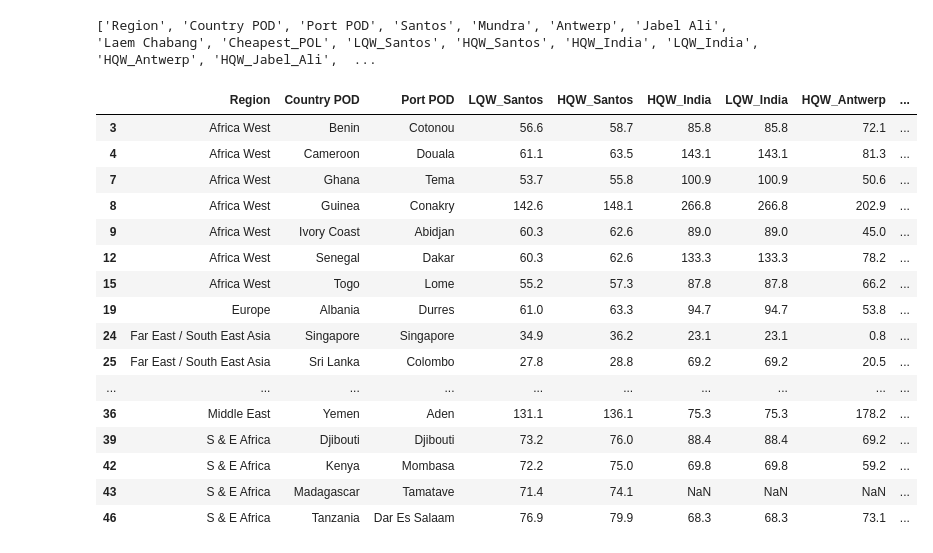
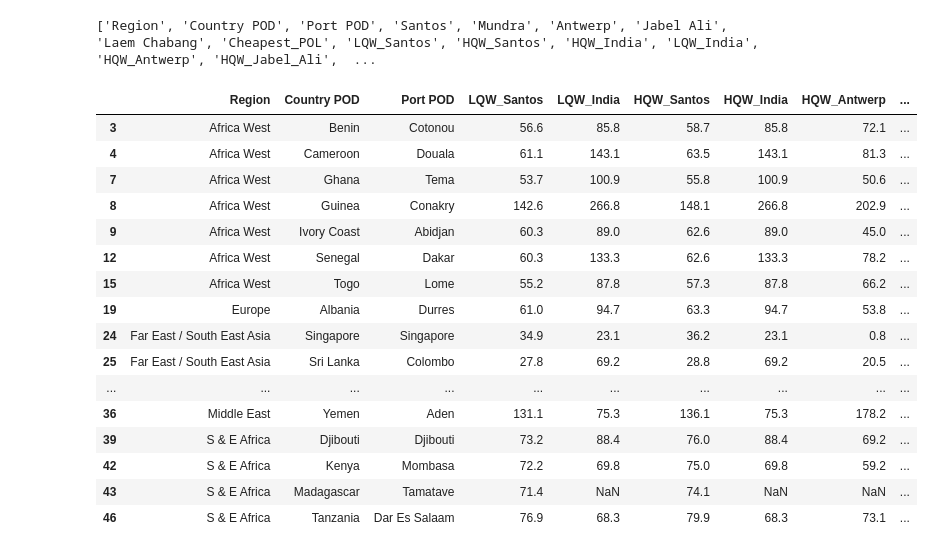
Before and after one commit to raveh13/Freight_Analysis, a Jupyter notebook: Freight_containers_matrix_building_project.ipynb, the cells around one changed output. Saved outputs shown, nothing was run; the diff lists cells and outputs as text; code cells hidden in the pictures.

```diff
--- a/Freight_containers_matrix_building_project.ipynb
+++ b/Freight_containers_matrix_building_project.ipynb
@@ -345,28 +345,27 @@ print(pivot_ports_tons.columns.tolist())
 | 46 | S & E Africa | Tanzania | Dar Es Salaam | 2077.0 | 1843.0 | 1755.0 | 1649.0 | 1991.0 | Jabel Ali | ... |
 ['Region', 'Country POD', 'Port POD', 'Santos', 'Mundra', 'Antwerp', 'Jabel Ali', 'Laem Chabang', 'Cheapest_POL', 'LQW_Santos', 'HQW_Santos', 'HQW_India', 'LQW_India', 'HQW_Antwerp', 'HQW_Jabel_Ali',  ...
 # %%
-pivot_ports_tons =pivot_ports_tons[['Region', 'Country POD', 'Port POD',
-                                    'LQW_Santos', 'HQW_Santos', 'HQW_India',
-                                    'LQW_India', 'HQW_Antwerp', 'HQW_Jabel_Ali',
-                                    'HQW_Laem_Chabang', 'Cheapest_Origin', 'Cheapest_Origin_Value']]
+pivot_ports_tons_only =pivot_ports_tons[['Region', 'Country POD', 'Port POD',
+                                    'LQW_Santos','LQW_India' ,'HQW_Santos', 'HQW_India','HQW_Antwerp', 'HQW_Jabel_Ali',
+                                    'HQW_Laem_Chabang', 'Cheapest_Origin', 'Cheapest_Origin_Value']].copy()
 
-display(pivot_ports_tons)
+display(pivot_ports_tons_only)
 # %% [output]
-|  | Region | Country POD | Port POD | LQW_Santos | HQW_Santos | HQW_India | LQW_India | HQW_Antwerp | ... |
-| 3 | Africa West | Benin | Cotonou | 56.6 | 58.7 | 85.8 | 85.8 | 72.1 | ... |
-| 4 | Africa West | Cameroon | Douala | 61.1 | 63.5 | 143.1 | 143.1 | 81.3 | ... |
-| 7 | Africa West | Ghana | Tema | 53.7 | 55.8 | 100.9 | 100.9 | 50.6 | ... |
-| 8 | Africa West | Guinea | Conakry | 142.6 | 148.1 | 266.8 | 266.8 | 202.9 | ... |
-| 9 | Africa West | Ivory Coast | Abidjan | 60.3 | 62.6 | 89.0 | 89.0 | 45.0 | ... |
-| 12 | Africa West | Senegal | Dakar | 60.3 | 62.6 | 133.3 | 133.3 | 78.2 | ... |
-| 15 | Africa West | Togo | Lome | 55.2 | 57.3 | 87.8 | 87.8 | 66.2 | ... |
-| 19 | Europe | Albania | Durres | 61.0 | 63.3 | 94.7 | 94.7 | 53.8 | ... |
-| 24 | Far East / South East Asia | Singapore | Singapore | 34.9 | 36.2 | 23.1 | 23.1 | 0.8 | ... |
-| 25 | Far East / South East Asia | Sri Lanka | Colombo | 27.8 | 28.8 | 69.2 | 69.2 | 20.5 | ... |
+|  | Region | Country POD | Port POD | LQW_Santos | LQW_India | HQW_Santos | HQW_India | HQW_Antwerp | ... |
+| 3 | Africa West | Benin | Cotonou | 56.6 | 85.8 | 58.7 | 85.8 | 72.1 | ... |
+| 4 | Africa West | Cameroon | Douala | 61.1 | 143.1 | 63.5 | 143.1 | 81.3 | ... |
+| 7 | Africa West | Ghana | Tema | 53.7 | 100.9 | 55.8 | 100.9 | 50.6 | ... |
+| 8 | Africa West | Guinea | Conakry | 142.6 | 266.8 | 148.1 | 266.8 | 202.9 | ... |
+| 9 | Africa West | Ivory Coast | Abidjan | 60.3 | 89.0 | 62.6 | 89.0 | 45.0 | ... |
+| 12 | Africa West | Senegal | Dakar | 60.3 | 133.3 | 62.6 | 133.3 | 78.2 | ... |
+| 15 | Africa West | Togo | Lome | 55.2 | 87.8 | 57.3 | 87.8 | 66.2 | ... |
+| 19 | Europe | Albania | Durres | 61.0 | 94.7 | 63.3 | 94.7 | 53.8 | ... |
+| 24 | Far East / South East Asia | Singapore | Singapore | 34.9 | 23.1 | 36.2 | 23.1 | 0.8 | ... |
+| 25 | Far East / South East Asia | Sri Lanka | Colombo | 27.8 | 69.2 | 28.8 | 69.2 | 20.5 | ... |
 | ... | ... | ... | ... | ... | ... | ... | ... | ... | ... |
-| 36 | Middle East | Yemen | Aden | 131.1 | 136.1 | 75.3 | 75.3 | 178.2 | ... |
-| 39 | S & E Africa | Djibouti | Djibouti | 73.2 | 76.0 | 88.4 | 88.4 | 69.2 | ... |
-| 42 | S & E Africa | Kenya | Mombasa | 72.2 | 75.0 | 69.8 | 69.8 | 59.2 | ... |
-| 43 | S & E Africa | Madagascar | Tamatave | 71.4 | 74.1 | NaN | NaN | NaN | ... |
-| 46 | S & E Africa | Tanzania | Dar Es Salaam | 76.9 | 79.9 | 68.3 | 68.3 | 73.1 | ... |
+| 36 | Middle East | Yemen | Aden | 131.1 | 75.3 | 136.1 | 75.3 | 178.2 | ... |
+| 39 | S & E Africa | Djibouti | Djibouti | 73.2 | 88.4 | 76.0 | 88.4 | 69.2 | ... |
+| 42 | S & E Africa | Kenya | Mombasa | 72.2 | 69.8 | 75.0 | 69.8 | 59.2 | ... |
+| 43 | S & E Africa | Madagascar | Tamatave | 71.4 | NaN | 74.1 | NaN | NaN | ... |
+| 46 | S & E Africa | Tanzania | Dar Es Salaam | 76.9 | 68.3 | 79.9 | 68.3 | 73.1 | ... |
 # %%
```
Also changed, not shown: parts of 7 cells of this notebook.
